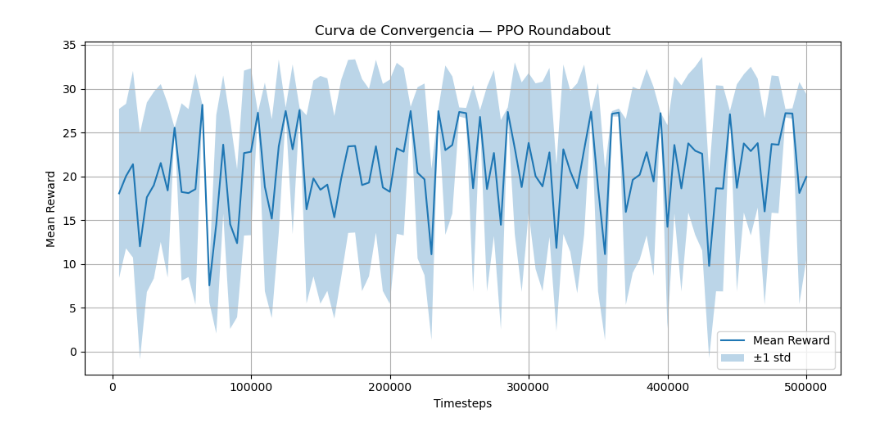
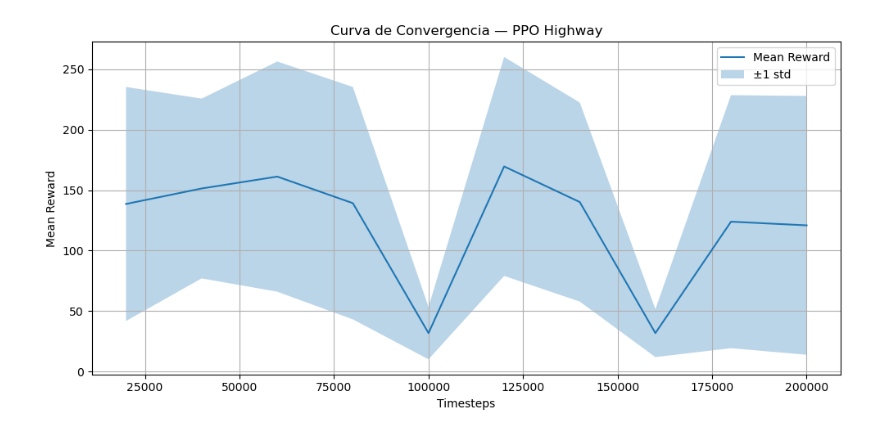
Before and after one commit to Kajachuan/ar2, a Jupyter notebook: grafico-PPO.ipynb, the cells around one changed output. Cells and saved outputs as stored; diff of their text form; code cells hidden in the pictures.

Commit message:
Add first highway version

```diff
--- a/grafico-PPO.ipynb
+++ b/grafico-PPO.ipynb
@@ -1,31 +1,31 @@
 # %%
 import numpy as np
 import matplotlib.pyplot as plt
 
-env_name = 'roundabout-v0'
+env_name = 'highway-v0'
 root = f'{env_name}-PPO'
 
 data = np.load(f"{root}/logs/evaluations.npz")
 timesteps    = data["timesteps"]
 mean_rewards = data["results"].mean(axis=1)
 std_rewards  = data["results"].std(axis=1, ddof=1)
 
 plt.figure(figsize=(10, 5))
 plt.plot(timesteps, mean_rewards, label="Mean Reward")
 plt.fill_between(
     timesteps,
     mean_rewards - std_rewards,
     mean_rewards + std_rewards,
     alpha=0.3,
     label="±1 std"
 )
 plt.xlabel("Timesteps")
 plt.ylabel("Mean Reward")
-plt.title("Curva de Convergencia — PPO Roundabout")
+plt.title("Curva de Convergencia — PPO Highway")
 plt.legend()
 plt.grid(True)
 plt.tight_layout()
 plt.savefig(f"{root}/logs/convergence_curve.png", dpi=150)
 plt.show()
 # %% [output]
-[figure, old version]
+[figure, new version]
```
Also changed, not shown: 25 other files.
